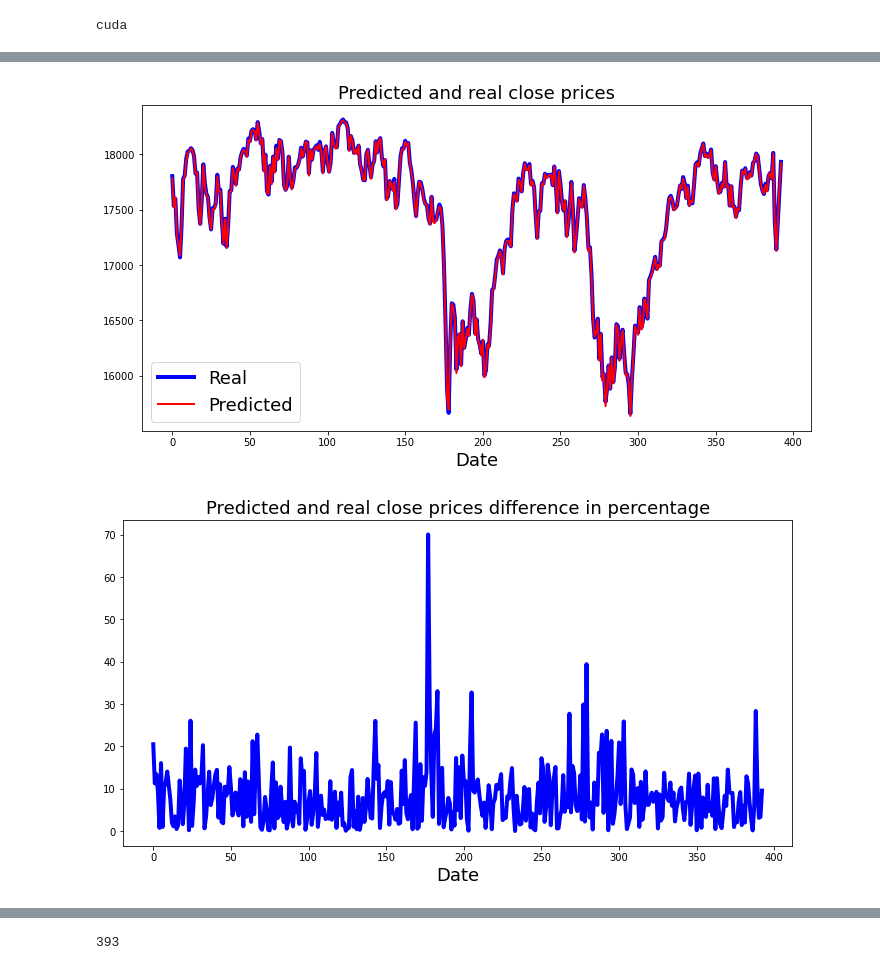
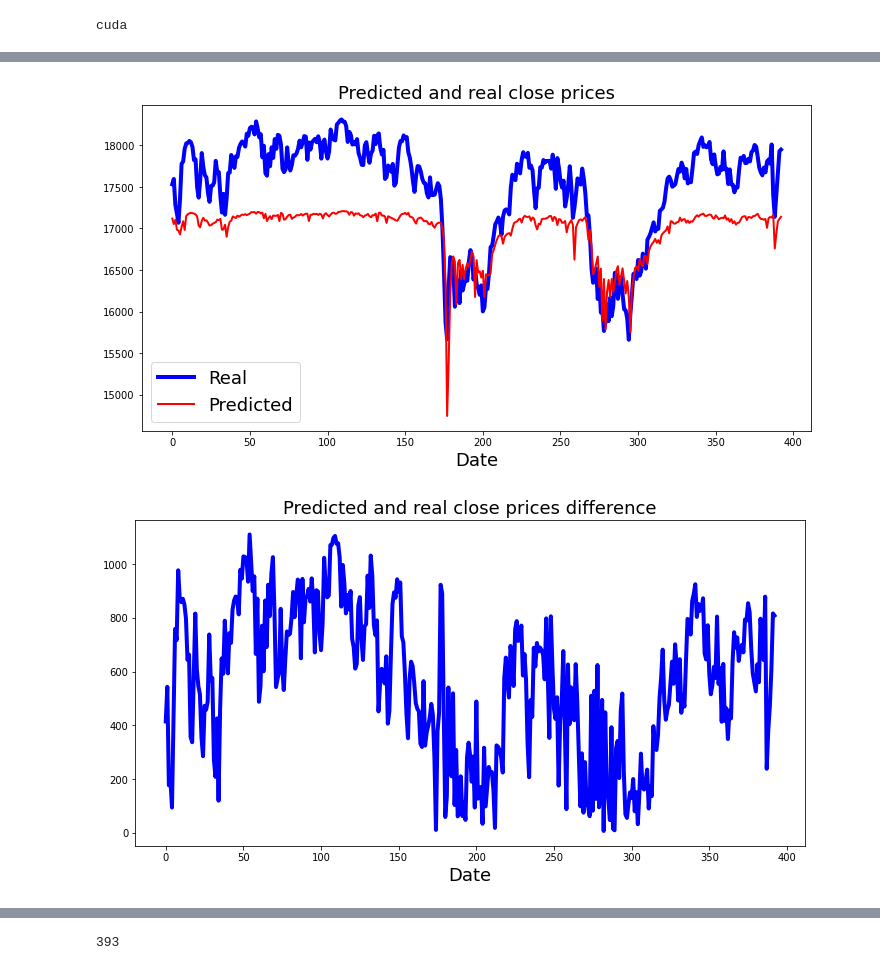
Before and after one commit to benceOlahEdu/StockMarketSentimentAnalysis, a Jupyter notebook: Baseline/Price_feature_engineering.ipynb, the cells around one changed output, grey strips where cells are left out. Cells and saved outputs as stored; diff of their text form; code cells hidden in the pictures.

```diff
--- a/Baseline/Price_feature_engineering.ipynb
+++ b/Baseline/Price_feature_engineering.ipynb
@@ -542,6 +543,7 @@ from heatmap import heatmap, corrplot
 # %%
 #join input and output for heatmap
-data = pd.concat([input_norm,output_norm],axis=1,join="inner")
+data = input_norm
+data["Next Close"] = output_norm["Next Close"].values
 data
 # %% [output]
 |  | Open | High | Low | Close | Volume | High-Low | Open-Close | 7d MA close | 14d MA close | ... |
@@ -987,7 +1004,7 @@ class LSTM(nn.Module):
         super(LSTM, self).__init__()
         self.lstm = nn.LSTM(12, #input size
                           32, #features in hidden state
-                          num_layers=10,
+                          num_layers=2,
                           bidirectional=False,
                           dropout=0.33)
         self.fc1 = nn.Linear(32, 8)
@@ -996,16 +1013,10 @@ class LSTM(nn.Module):
         self.dropout = nn.Dropout(0.33)
 
     def forward(self, x):
-
-        #print("input")
-        #print(x.shape) # batch size | input size -> seq. length | batch size | input size
-
-        #if x.size()[0] != 32:
-        #    print(x)
-
-        x_reshaped = torch.reshape(x,(-1,32,12))
-        #print("reshaped")
-        #print(x_reshaped.shape)
+        try:
+          x_reshaped = torch.reshape(x,(-1,32,12))
+        except:
+          x_reshaped = torch.reshape(x,(-1,1,12))
 
         output, (hidden, cell) = self.lstm(x_reshaped)
 
@@ -1156,9 +1177,13 @@ predict_test_array = []
 
 with torch.no_grad():
     for x in test_X:
-        ANN.eval()
-        predict = ANN(x.to(device))
-        predict_test_array.append(predict.cpu()*output.std()+output.mean())
+        LSTM.eval()
+
+        if torch.cuda.is_available():
+            x = x.cuda()
+
+        predict = LSTM(x)
+        predict_test_array.append(predict.item()*output.std()+output.mean())
 
 real_test_array = []
 
@@ -1177,7 +1202,7 @@ plt.legend(fontsize = 18)
 f.set_size_inches(12,6)
 plt.show()
 # %% [output]
-[figure, old version]
+[figure, new version]
 # %%
 #check how good it is predict the trend and check the exact differences in
 #percantage to a day-to-day
@@ -1189,13 +1214,13 @@ for element in range(len(real_test_array)):
 # %%
 #visualize it
 f = plt.figure(figsize=(24,12))
-plt.title("Predicted and real close prices difference in percentage", fontsize = 18)
+plt.title("Predicted and real close prices difference", fontsize = 18)
 plt.plot(diff_array, color = "blue", linewidth = 4)
 plt.xlabel("Date",fontsize = 18)
 f.set_size_inches(12,6)
 plt.show()
 # %% [output]
-[figure, old version]
+[figure, new version]
 # %%
 #visualize it
 f = plt.figure(figsize=(24,12))
```
Also changed, not shown: parts of 52 cells of this notebook.
